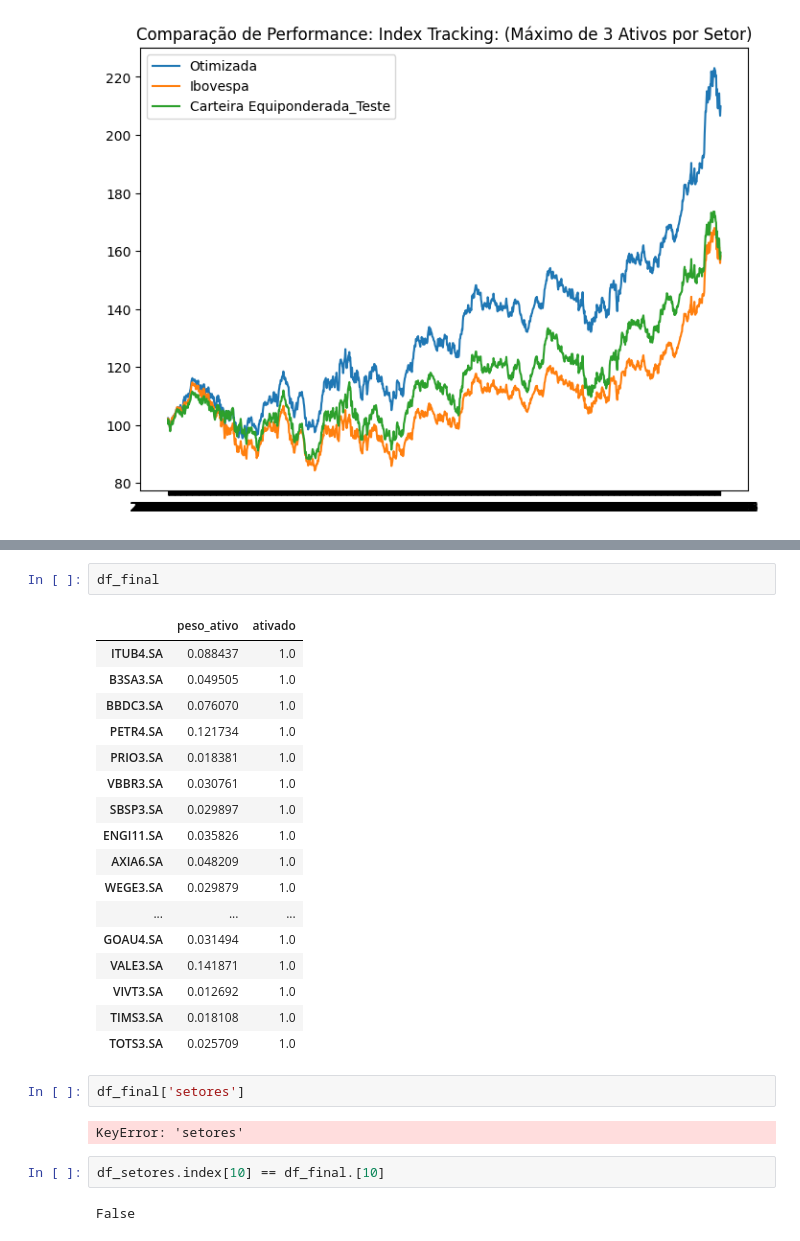
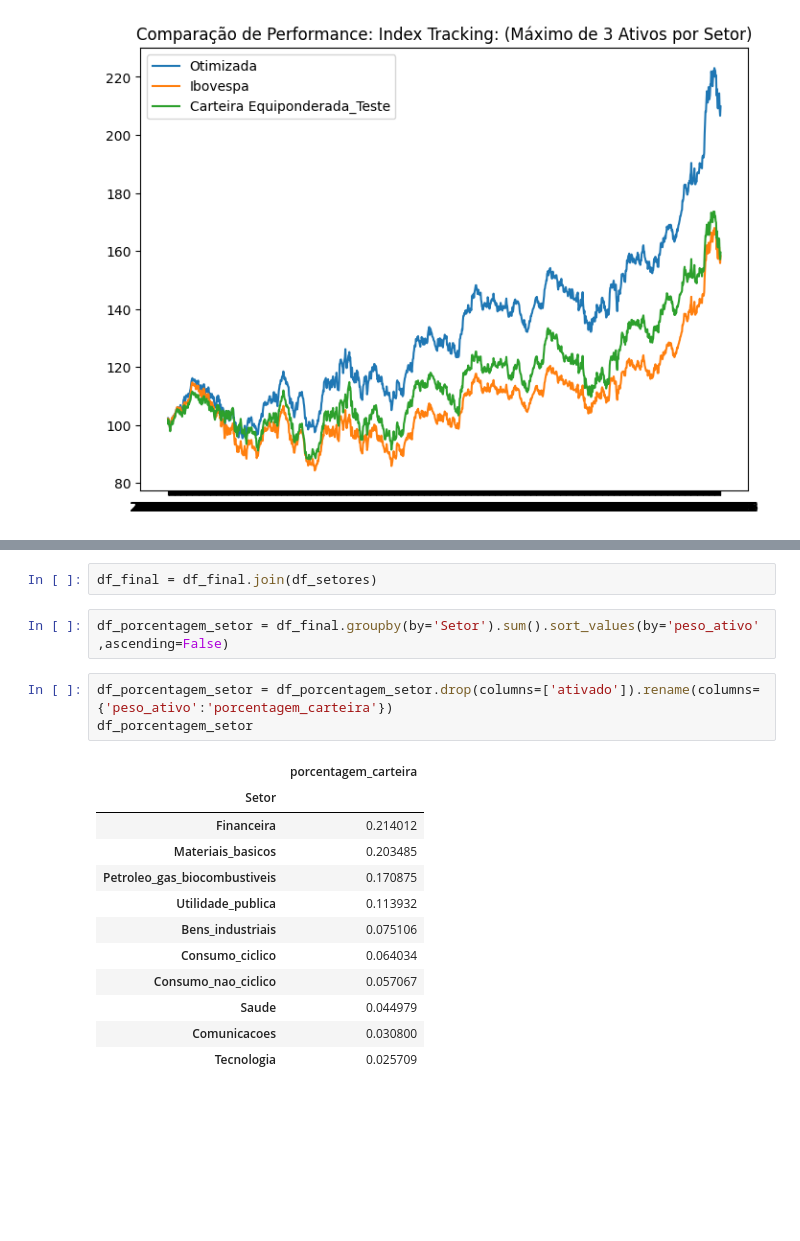
Before and after one commit to JoaoNogaroli/mestrado, a Jupyter notebook: projetos-CPLEX/modelo_index_tracking_setores_simples/app1.ipynb, the cells around one changed output, grey strips where cells are left out. Saved outputs shown, nothing was run; the diff lists cells and outputs as text; blank space fills up the shorter version.

```diff
--- a/projetos-CPLEX/modelo_index_tracking_setores_simples/app1.ipynb
+++ b/projetos-CPLEX/modelo_index_tracking_setores_simples/app1.ipynb
@@ -277,28 +257,20 @@ setores
 # %%
-df_final
+df_final = df_final.join(df_setores)
-# %% [output]
-|  | peso_ativo | ativado |
-| ITUB4.SA | 0.088437 | 1.0 |
-| B3SA3.SA | 0.049505 | 1.0 |
-| BBDC3.SA | 0.076070 | 1.0 |
-| PETR4.SA | 0.121734 | 1.0 |
-| PRIO3.SA | 0.018381 | 1.0 |
-| VBBR3.SA | 0.030761 | 1.0 |
-| SBSP3.SA | 0.029897 | 1.0 |
-| ENGI11.SA | 0.035826 | 1.0 |
-| AXIA6.SA | 0.048209 | 1.0 |
-| WEGE3.SA | 0.029879 | 1.0 |
-| ... | ... | ... |
-| GOAU4.SA | 0.031494 | 1.0 |
-| VALE3.SA | 0.141871 | 1.0 |
-| VIVT3.SA | 0.012692 | 1.0 |
-| TIMS3.SA | 0.018108 | 1.0 |
-| TOTS3.SA | 0.025709 | 1.0 |
-# %%
-df_final['setores']
-# %% [output]
-KeyError: 'setores'
-# %%
-df_setores.index[10] == df_final.[10]
-# %% [output]
-False
+# %%
+df_porcentagem_setor = df_final.groupby(by='Setor').sum().sort_values(by='peso_ativo' ,ascending=False)
+# %%
+df_porcentagem_setor = df_porcentagem_setor.drop(columns=['ativado']).rename(columns={'peso_ativo':'porcentagem_carteira'})
+df_porcentagem_setor
+# %% [output]
+|  | porcentagem_carteira |
+| Setor |  |
+| Financeira | 0.214012 |
+| Materiais_basicos | 0.203485 |
+| Petroleo_gas_biocombustiveis | 0.170875 |
+| Utilidade_publica | 0.113932 |
+| Bens_industriais | 0.075106 |
+| Consumo_ciclico | 0.064034 |
+| Consumo_nao_ciclico | 0.057067 |
+| Saude | 0.044979 |
+| Comunicacoes | 0.030800 |
+| Tecnologia | 0.025709 |
```
Also changed, not shown: parts of 2 cells of this notebook.
